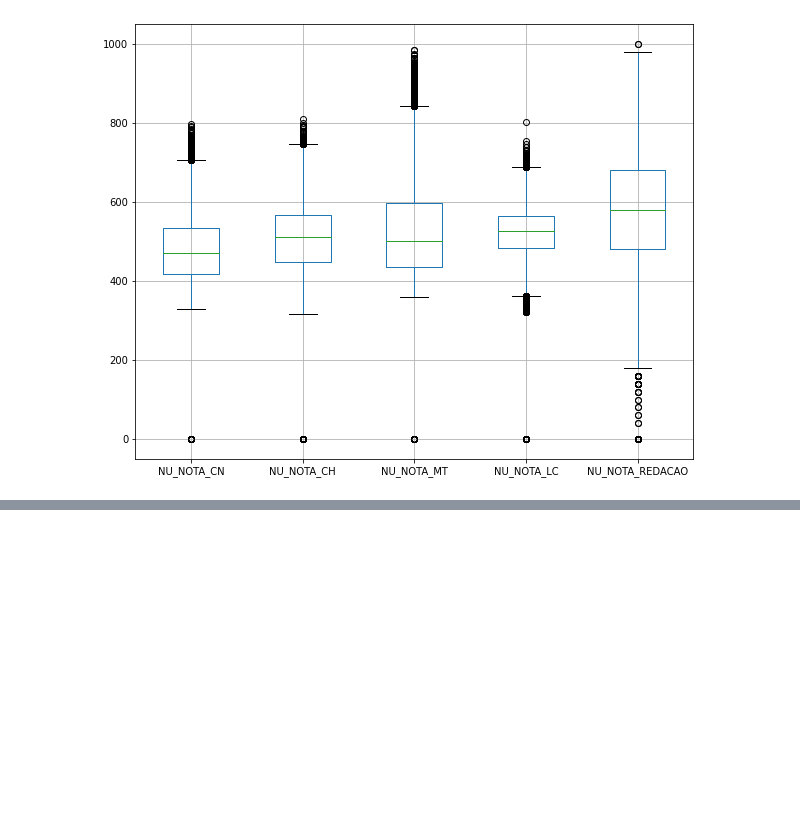
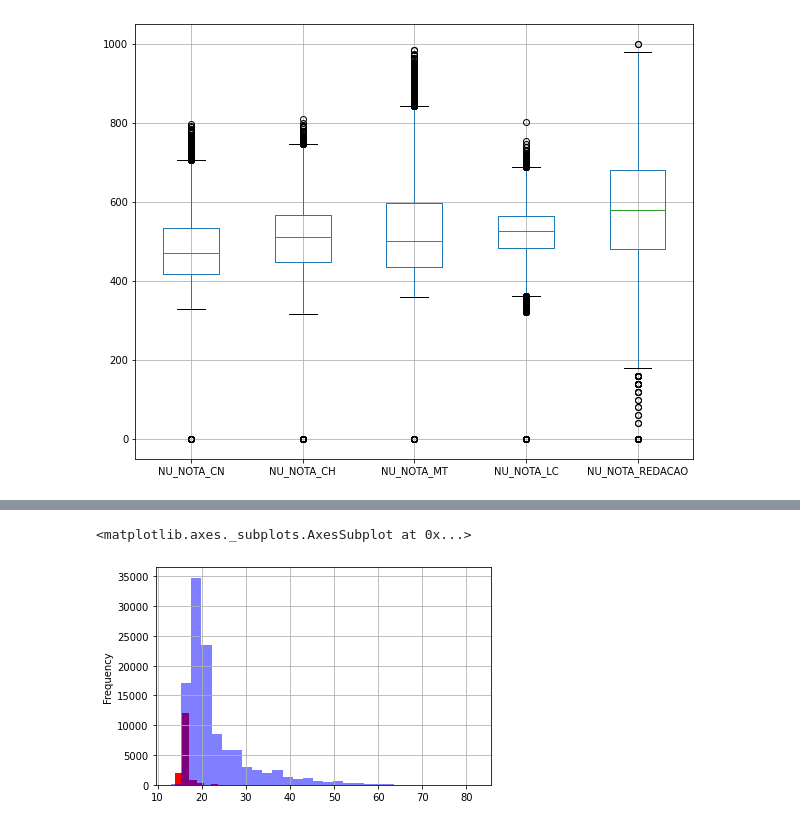
Before and after one commit to GabrielIFPB/imersao_dados, a Jupyter notebook: aula01.ipynb, the cells around one changed output, grey strips where cells are left out. Drawn from its saved outputs; the diff is of its cells as text; code cells hidden in the pictures; blank space fills up the shorter version.

```diff
--- a/aula01.ipynb
+++ b/aula01.ipynb
@@ -350,0 +448,8 @@ Desafio06: Explorar a documentações e visualizações
+# %%
+# Desafio04: Plotar os Histogramas das idades dos treineiros e não terineiros.
+
+dados.query("IN_TREINEIRO == 1")["NU_IDADE"].plot.hist(bins=30, grid=True, color='red')
+dados.query("IN_TREINEIRO == 0")["NU_IDADE"].plot.hist(bins=30, grid=True, color='blue', alpha=0.5)
+# %% [output]
+<matplotlib.axes._subplots.AxesSubplot at 0x...>
+[figure, added]
```
Also changed, not shown: parts of 13 cells of this notebook.
